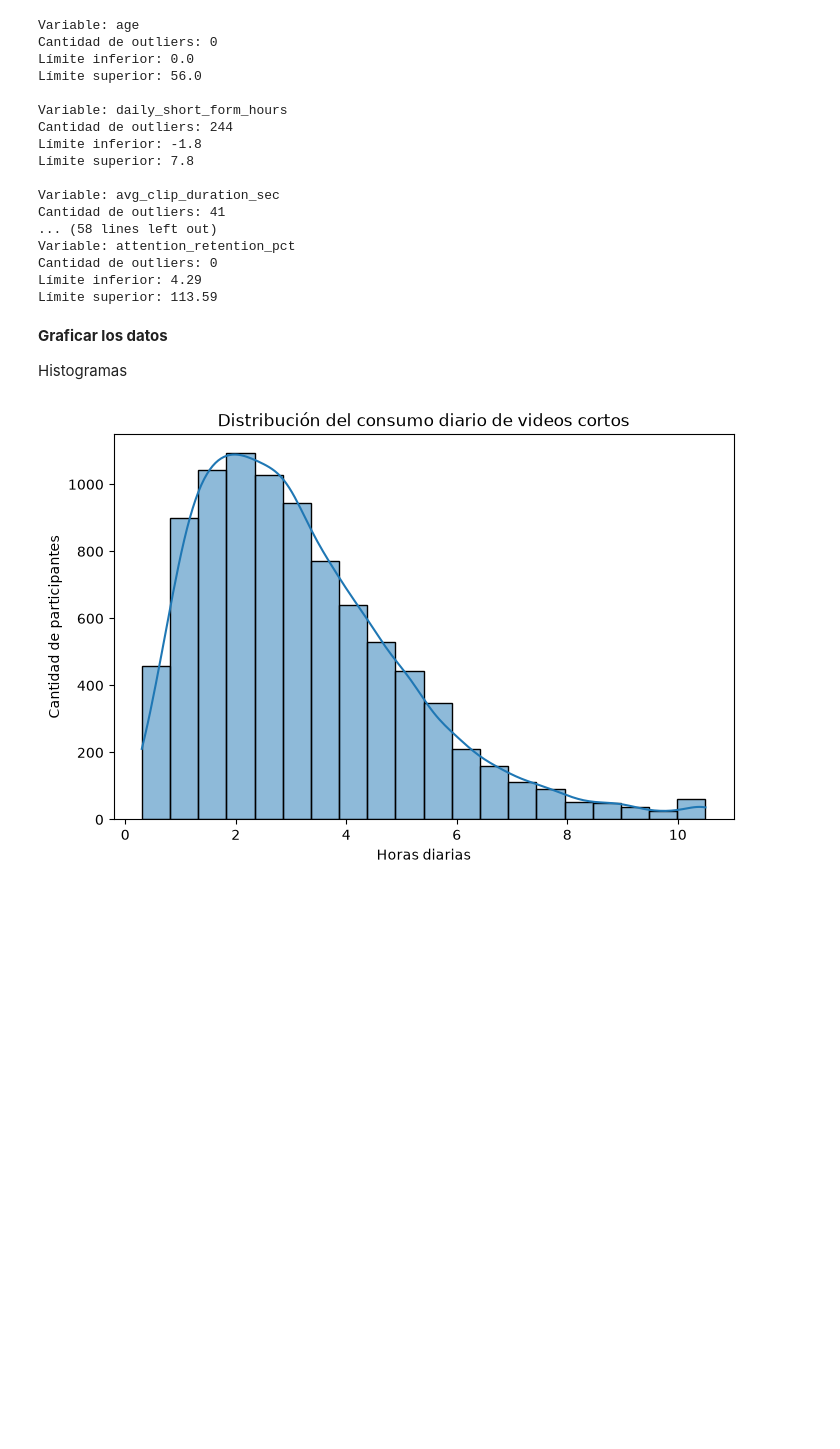
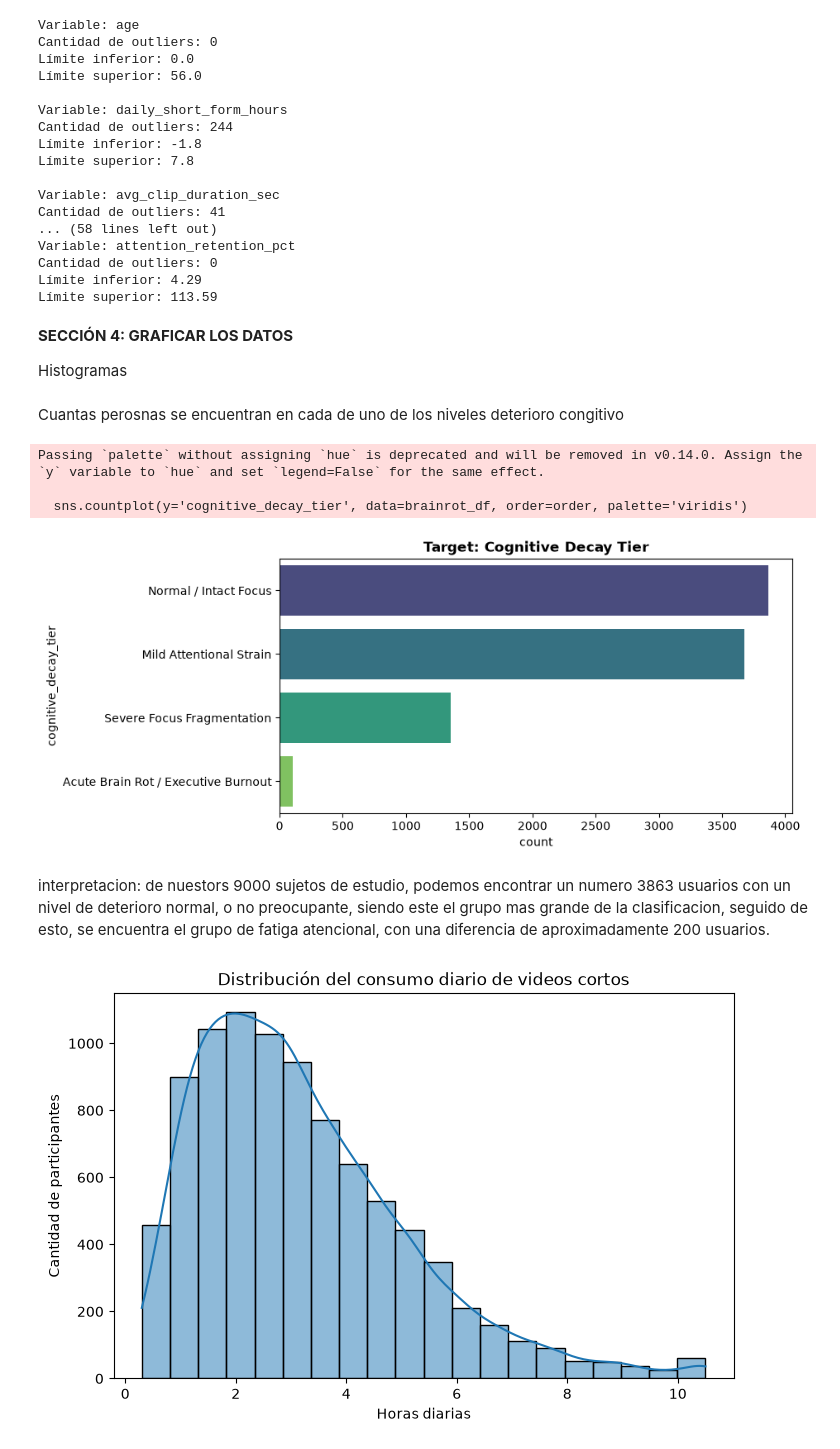
Before and after one commit to SRXKaiser/ADD_PROYECTO_FINAL, a Jupyter notebook: Final.ipynb, the cells around one changed output. Drawn from its saved outputs; the diff is of its cells as text; code cells hidden in the pictures; blank space fills up the shorter version.

```diff
--- a/Final.ipynb
+++ b/Final.ipynb
@@ -494,10 +508,24 @@ Variable: attention_retention_pct
 Cantidad de outliers: 0
 Límite inferior: 4.29
 Límite superior: 113.59
-# %% [markdown]
-**Graficar los datos**
-
-Histogramas
+# %% [markdown]
+**SECCIÓN 4: GRAFICAR LOS DATOS**
+
+Histogramas
+# %% [markdown]
+Cuantas perosnas se encuentran en cada de uno de los niveles deterioro congitivo
+# %%
+order = brainrot_df['cognitive_decay_tier'].value_counts().index
+plt.figure(figsize=(8,4))
+sns.countplot(y='cognitive_decay_tier', data=brainrot_df, order=order, palette='viridis')
+plt.title('Target: Cognitive Decay Tier',fontweight='bold'); plt.show()
+# %% [output]
+Passing `palette` without assigning `hue` is deprecated and will be removed in v0.14.0. Assign the `y` variable to `hue` and set `legend=False` for the same effect.
+
+  sns.countplot(y='cognitive_decay_tier', data=brainrot_df, order=order, palette='viridis')
+[figure, added]
+# %% [markdown]
+interpretacion: de nuestors 9000 sujetos de estudio, podemos encontrar un  numero 3863 usuarios con un nivel de deterioro normal, o no preocupante, siendo este el grupo mas grande de la clasificacion, seguido de esto, se encuentra el grupo de fatiga atencional, con una diferencia de aproximadamente 200 usuarios.
 # %%
 plt.figure(figsize=(8,5))
 
```
Also changed, not shown: parts of 16 cells of this notebook, 1 other file.
